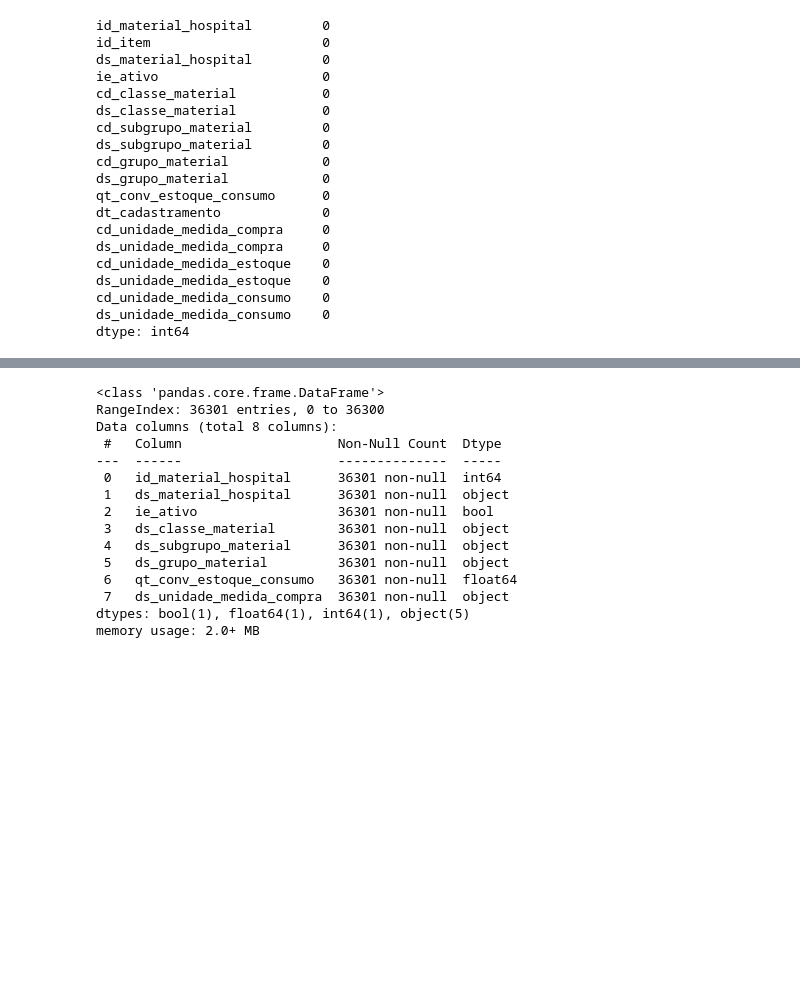
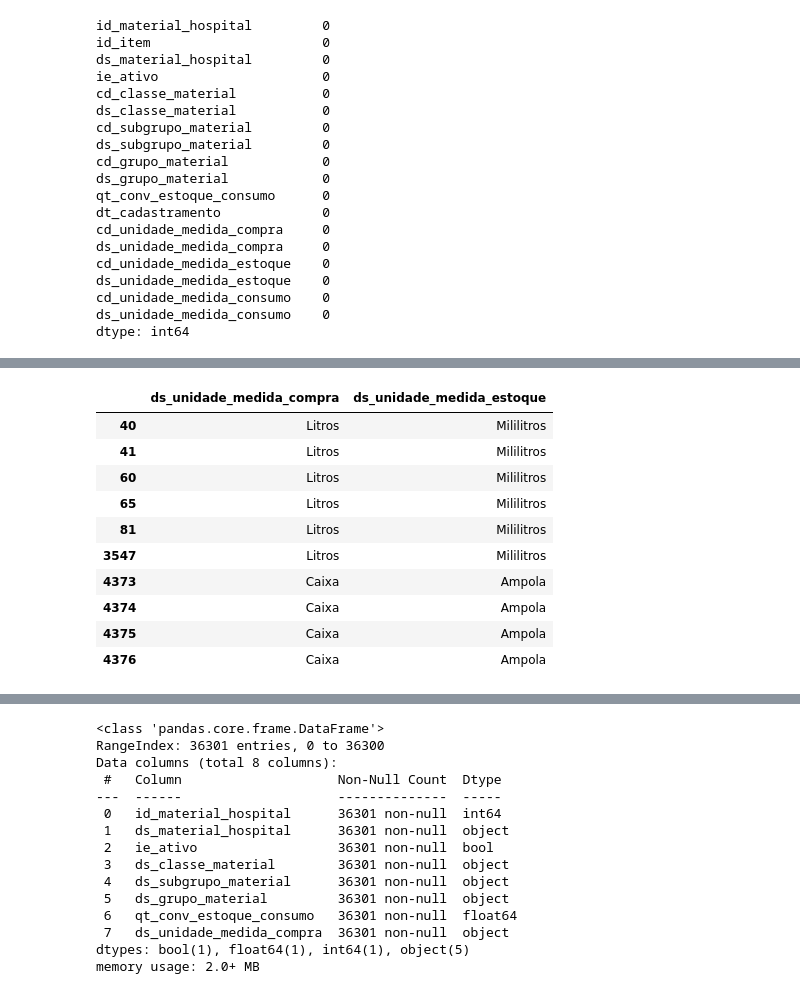
Before and after one commit to pedrofurmam/projeto-ciencia-de-dados, a Jupyter notebook: Projeto - Ciência de Dados Desafio.ipynb, the cells around one changed output, grey strips where cells are left out. Cells and saved outputs as stored; diff of their text form; code cells hidden in the pictures; blank space fills up the shorter version.

```diff
--- a/Projeto - Ciência de Dados Desafio.ipynb
+++ b/Projeto - Ciência de Dados Desafio.ipynb
@@ -268,0 +325,18 @@ memory usage: 446.6+ MB
+# %%
+#verificando na base itens se as colunas ds_unidade_medida_compra, ds_unidade_medida_estoque possuem a mesma informação
+diferencas_valores2 = itens[
+                                   (itens['ds_unidade_medida_compra'] != itens['ds_unidade_medida_estoque'])
+                                   ]
+display(diferencas_valores2[['ds_unidade_medida_compra', 'ds_unidade_medida_estoque']].head(10))  # Mostra os 10 primeiros exemplos
+# %% [output]
+|  | ds_unidade_medida_compra | ds_unidade_medida_estoque |
+| 40 | Litros | Mililitros |
+| 41 | Litros | Mililitros |
+| 60 | Litros | Mililitros |
+| 65 | Litros | Mililitros |
+| 81 | Litros | Mililitros |
+| 3547 | Litros | Mililitros |
+| 4373 | Caixa | Ampola |
+| 4374 | Caixa | Ampola |
+| 4375 | Caixa | Ampola |
+| 4376 | Caixa | Ampola |
```
Also changed, not shown: parts of 17 cells of this notebook.
